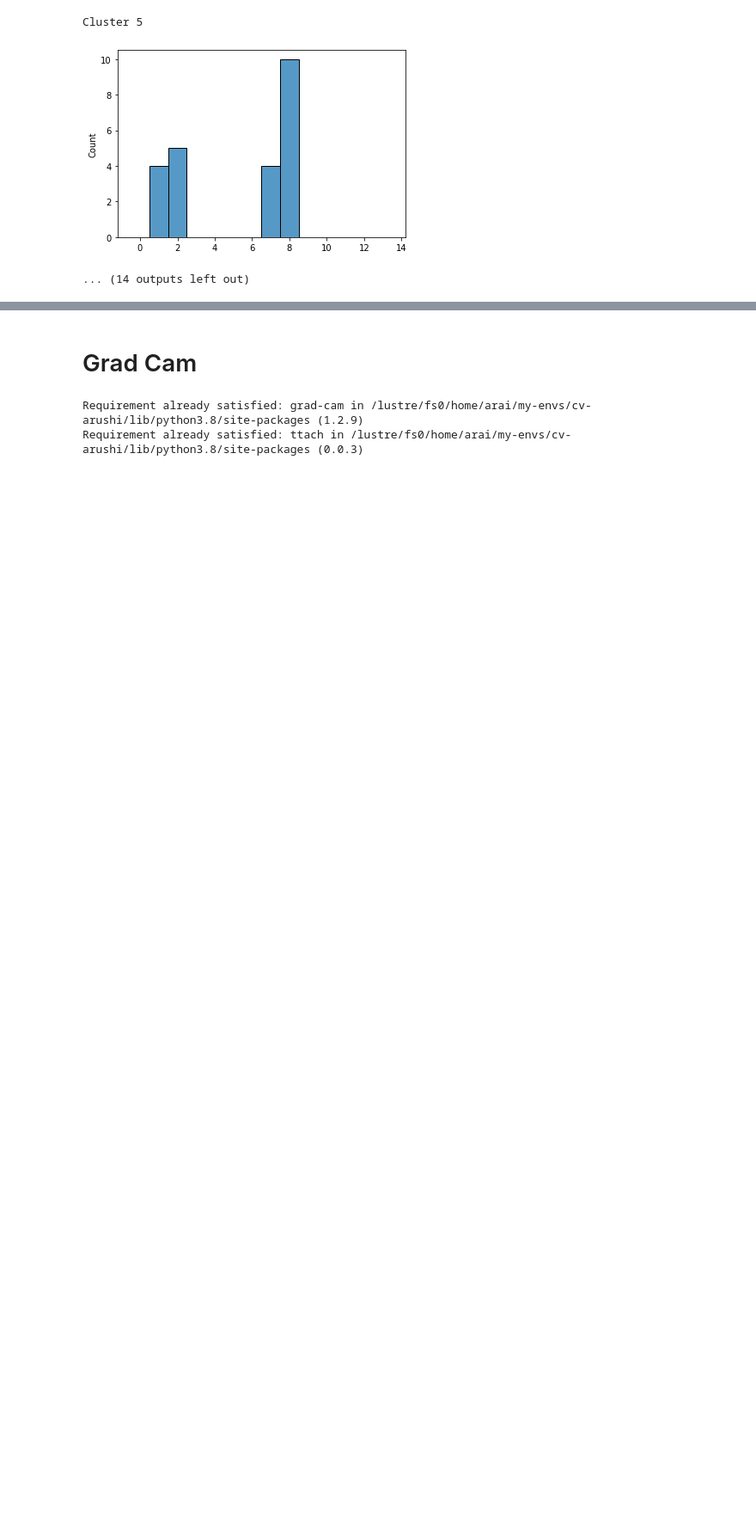
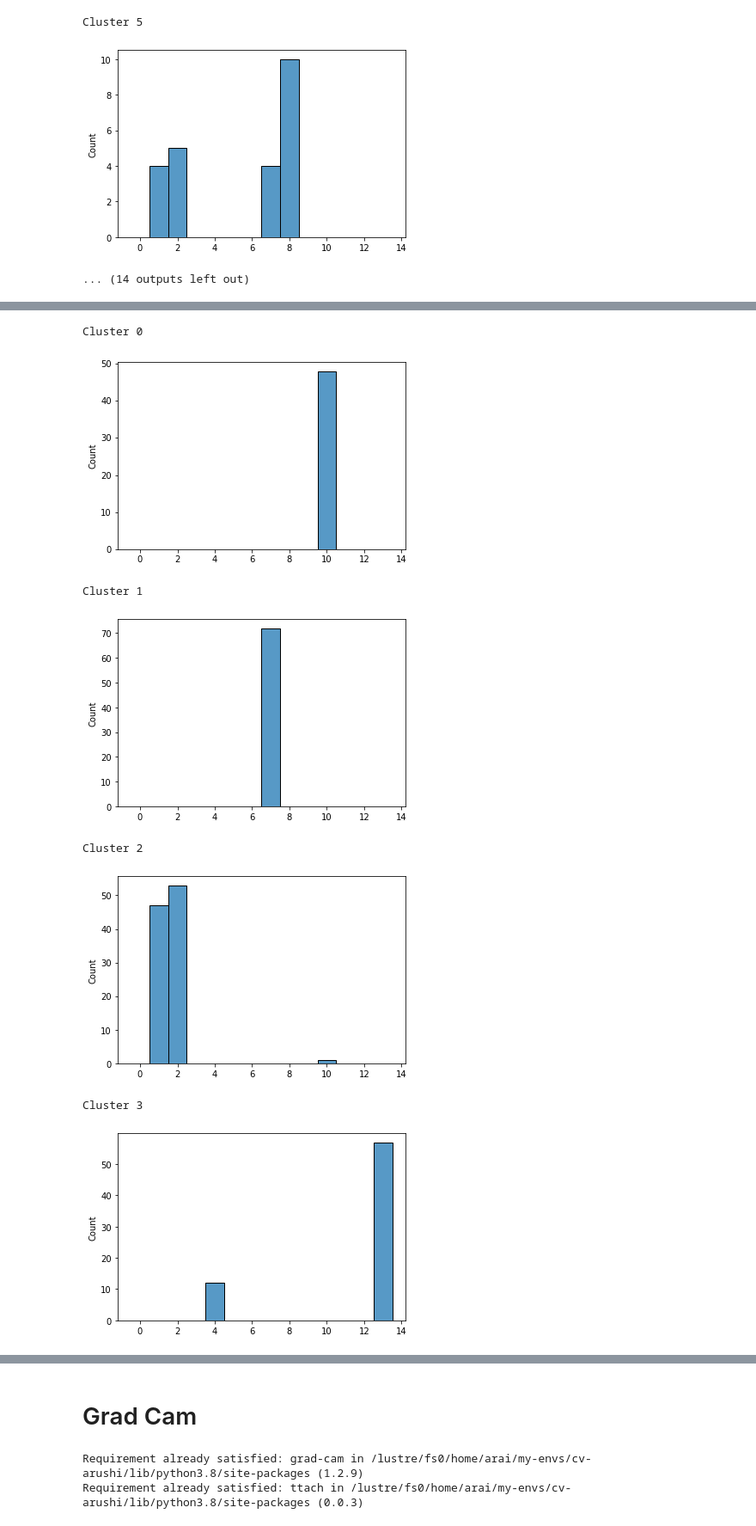
Before and after one commit to arushirai1/contrastive-multiview-action-recognition, a Jupyter notebook: tsne_visualizations.ipynb, the cells around one changed output, grey strips where cells are left out. Shown at 86% size. Drawn from its saved outputs; the diff is of its cells as text; code cells hidden in the pictures; blank space fills up the shorter version.

```diff
--- a/tsne_visualizations.ipynb
+++ b/tsne_visualizations.ipynb
@@ -241,3 +240,5 @@ for i, label in enumerate(labels):
+# %%
+labels, indicies_per_cluster_label = get_clusters(tsne)
 # %% [markdown]
 ## Scene Counts Per Cluster
 # %%
@@ -309,0 +352,17 @@ Cluster 5
+# %%
+labels, indicies_per_cluster_label = get_clusters(tsne)
+for cluster_label in indicies_per_cluster_label.keys():
+    print("Cluster", cluster_label)
+    sns.histplot([m.scene for i, m in \
+                  enumerate(get_subset_arr(meta_data, cluster_label, \
+                                           indicies_per_cluster_label))] , discrete=1, stat="count", binrange=(0,13))
+    plt.show()
+# %% [output]
+Cluster 0
+[figure, added]
+Cluster 1
+[figure, added]
+Cluster 2
+[figure, added]
+Cluster 3
+[figure, added]
```
Also changed, not shown: parts of 29 cells of this notebook.
